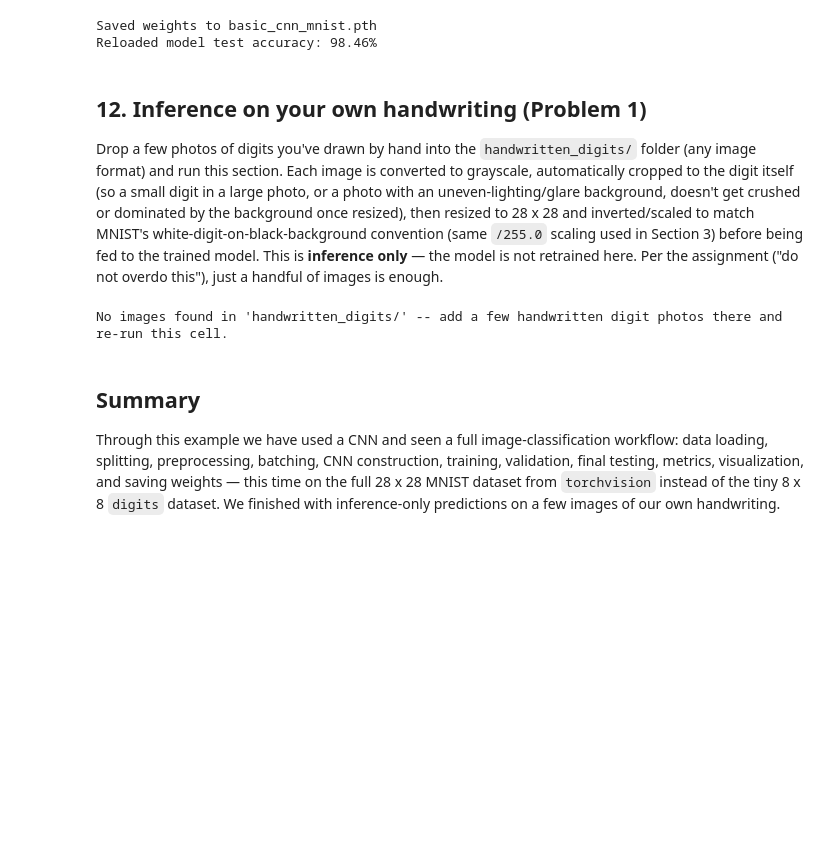
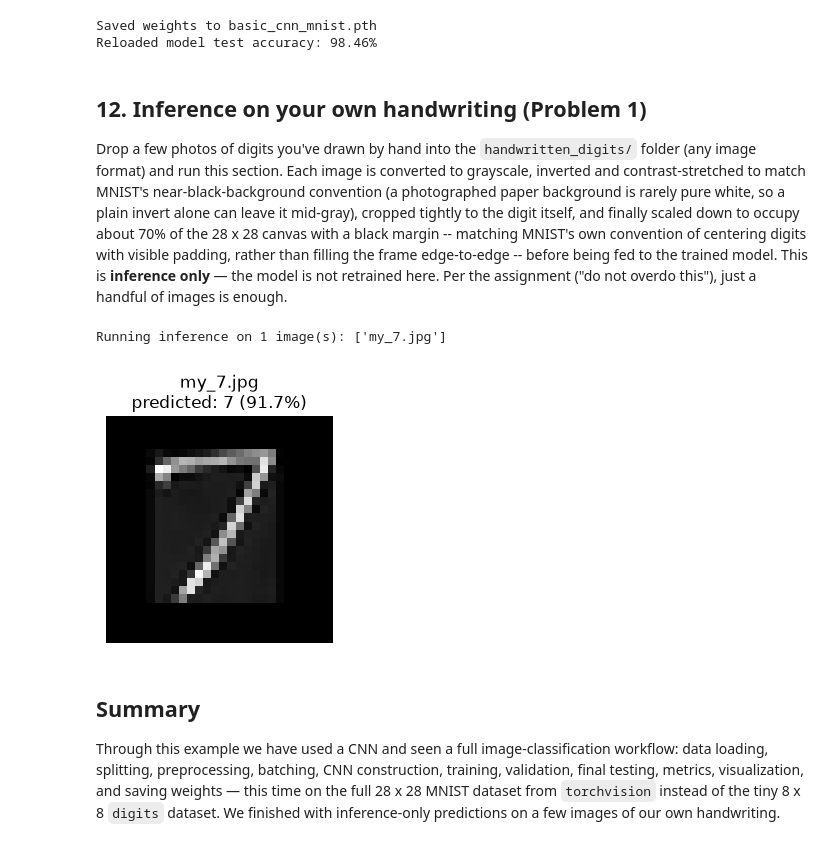
Before and after one commit to jawad197704/e89_Hussein_Jawad_HW04, a Jupyter notebook: 2_pytorch_basic_cnn_mnist.ipynb, the cells around one changed output. Saved outputs shown, nothing was run; the diff lists cells and outputs as text; code cells hidden in the pictures; blank space fills up the shorter version.

Commit message:
Fix handwriting preprocessing: contrast-stretch + MNIST-style sizing
Diagnosed against the user's actual misclassified photo (a "7" photographed
on textured paper). Two real bugs found:

1. A photographed background is rarely pure white. After the existing
   invert-if-needed step, the background sat at mid-gray (~0.4) instead
   of near-black like MNIST -- an input the model had never seen, badly
   throwing off predictions (this photo was misclassified as "0" at
   97.6% confidence). Fixed by rescaling the image's own min/max to
   fill the full [0, 1] range after inverting.

2. Even with correct contrast, the digit was filling the 28x28 canvas
   edge-to-edge. Real MNIST digits are conventionally scaled to ~20x20
   within the 28x28 image (20/28 ≈ 0.71), leaving a visible black
   margin -- a shape distribution the model was trained on. A digit
   filling the whole frame is out of distribution and was still
   misclassified (this photo as "1" at 90.1%). Fixed by shrinking the
   cropped digit to ~70% of the canvas before centering it, matching
   MNIST's convention.

With both fixes together, the same photo is correctly classified as
"7" at 91.7% confidence -- verified by actually running it through the
notebook end-to-end (12 epochs retrained, 98.46% test accuracy
unchanged, then inference on the real photo).

Co-Authored-By: Claude Sonnet 5 <noreply@anthropic.com>
Claude-Session: https://claude.ai/code/session_01Ri2U7Cx1wWhNXqiVaJZutq

```diff
--- a/2_pytorch_basic_cnn_mnist.ipynb
+++ b/2_pytorch_basic_cnn_mnist.ipynb
@@ -499,7 +499,7 @@ Reloaded model test accuracy: 98.46%
 # %% [markdown]
 ## 12. Inference on your own handwriting (Problem 1)
 
-Drop a few photos of digits you've drawn by hand into the `handwritten_digits/` folder (any image format) and run this section. Each image is converted to grayscale, automatically cropped to the digit itself (so a small digit in a large photo, or a photo with an uneven-lighting/glare background, doesn't get crushed or dominated by the background once resized), then resized to 28 x 28 and inverted/scaled to match MNIST's white-digit-on-black-background convention (same `/255.0` scaling used in Section 3) before being fed to the trained model. This is **inference only** — the model is not retrained here. Per the assignment ("do not overdo this"), just a handful of images is enough.
+Drop a few photos of digits you've drawn by hand into the `handwritten_digits/` folder (any image format) and run this section. Each image is converted to grayscale, inverted and contrast-stretched to match MNIST's near-black-background convention (a photographed paper background is rarely pure white, so a plain invert alone can leave it mid-gray), cropped tightly to the digit itself, and finally scaled down to occupy about 70% of the 28 x 28 canvas with a black margin -- matching MNIST's own convention of centering digits with visible padding, rather than filling the frame edge-to-edge -- before being fed to the trained model. This is **inference only** — the model is not retrained here. Per the assignment ("do not overdo this"), just a handful of images is enough.
 # %%
 import os
 from PIL import Image
@@ -516,7 +516,7 @@ if not existing:
 else:
     print(f"Running inference on {len(existing)} image(s): {existing}")
 
-    def preprocess_handwritten(path, bright_thresh=0.7, pad_frac=0.15):  # loads a photo and prepares it for the model
+    def preprocess_handwritten(path, bright_thresh=0.5, pad_frac=0.15, digit_frac=0.7):  # loads a photo and prepares it for the model
         img = Image.open(path).convert("L")  # grayscale, full resolution (no resize yet)
         arr = np.array(img).astype(np.float32) / 255.0  # scale to [0, 1]
 
@@ -525,12 +525,16 @@ else:
         if arr.mean() > 0.5:
             arr = 1.0 - arr
 
+        # Stretch contrast to fill the full [0, 1] range. A photographed paper
+        # background is rarely pure white, so after the invert above it can
+        # sit at mid-gray (e.g. ~0.4) instead of near-black like MNIST's -- an
+        # out-of-distribution input the model was never trained on. Rescaling
+        # by the image's own min/max restores MNIST-like contrast.
+        arr = (arr - arr.min()) / (arr.max() - arr.min() + 1e-8)
+
         # Crop tightly around the digit's bright pixels before resizing. Without
         # this, a small digit photographed in a large frame gets crushed into a
-        # handful of pixels once shrunk to 28x28, and any bright background
-        # artifact (glare, uneven lighting) can end up dominating the image
-        # instead of the digit. bright_thresh is deliberately strict (0.7, not
-        # e.g. 0.3) so faint background gradients aren't mistaken for strokes.
+        # handful of pixels once shrunk to 28x28.
         ys, xs = np.where(arr > bright_thresh)
         if len(xs) > 0:
             h, w = arr.shape
@@ -539,39 +543,49 @@ else:
             y0, y1 = max(ys.min() - pad_y, 0), min(ys.max() + pad_y + 1, h)
             arr = arr[y0:y1, x0:x1]
 
-        # Pad to a square (centered) so the resize to 28x28 doesn't stretch
-        # the digit's proportions.
+        # Pad to a square (centered) so the resize doesn't stretch proportions.
         h, w = arr.shape
         size = max(h, w)
         square = np.zeros((size, size), dtype=np.float32)
         y_off, x_off = (size - h) // 2, (size - w) // 2
         square[y_off:y_off + h, x_off:x_off + w] = arr
 
-        arr = np.array(
-            Image.fromarray((square * 255).astype(np.uint8)).resize((28, 28), Image.LANCZOS)
-        ).astype(np.float32) / 255.0
+        # Shrink the digit to ~70% of the final canvas (MNIST's own convention:
+        # digits are scaled to 20x20 within the 28x28 image, i.e. 20/28 = 0.71,
+        # not stretched edge-to-edge) before placing it in the center. A digit
+        # that fills the whole 28x28 frame looks unlike anything the model saw
+        # during training and can be confidently misclassified as a result.
+        inner = max(1, int(28 * digit_frac))
+        small = np.array(
+            Image.fromarray((square * 255).astype(np.uint8)).resize((inner, inner), Image.LANCZOS)
+        )
+        canvas = np.zeros((28, 28), dtype=np.uint8)
+        offset = (28 - inner) // 2
+        canvas[offset:offset + inner, offset:offset + inner] = small
+        arr = canvas.astype(np.float32) / 255.0
 
         tensor = torch.from_numpy(arr).unsqueeze(0).unsqueeze(0).float()  # add batch + channel dims: (1, 1, 28, 28)
         return tensor, arr
 
     model.eval()  # inference only -- no training happens in this section
     fig, axes = plt.subplots(1, len(existing), figsize=(3 * len(existing), 3), squeeze=False)  # squeeze=False keeps a 2D grid even for 1 image
 
     for ax, fname in zip(axes[0], existing):
         tensor, display_arr = preprocess_handwritten(os.path.join(HANDWRITTEN_DIR, fname))
         with torch.no_grad():  # no gradients needed for inference
             probabilities = torch.softmax(model(tensor.to(device)), dim=1).cpu().squeeze(0)
             pred = int(probabilities.argmax())
             confidence = float(probabilities[pred])
 
         ax.imshow(display_arr, cmap="gray")
         ax.set_title(f"{fname}\npredicted: {pred} ({confidence:.1%})")
         ax.axis("off")
 
     plt.tight_layout()
     plt.show()
 # %% [output]
-No images found in 'handwritten_digits/' -- add a few handwritten digit photos there and re-run this cell.
+Running inference on 1 image(s): ['my_7.jpg']
+[figure, added]
 # %% [markdown]
 ## Summary
 
```
